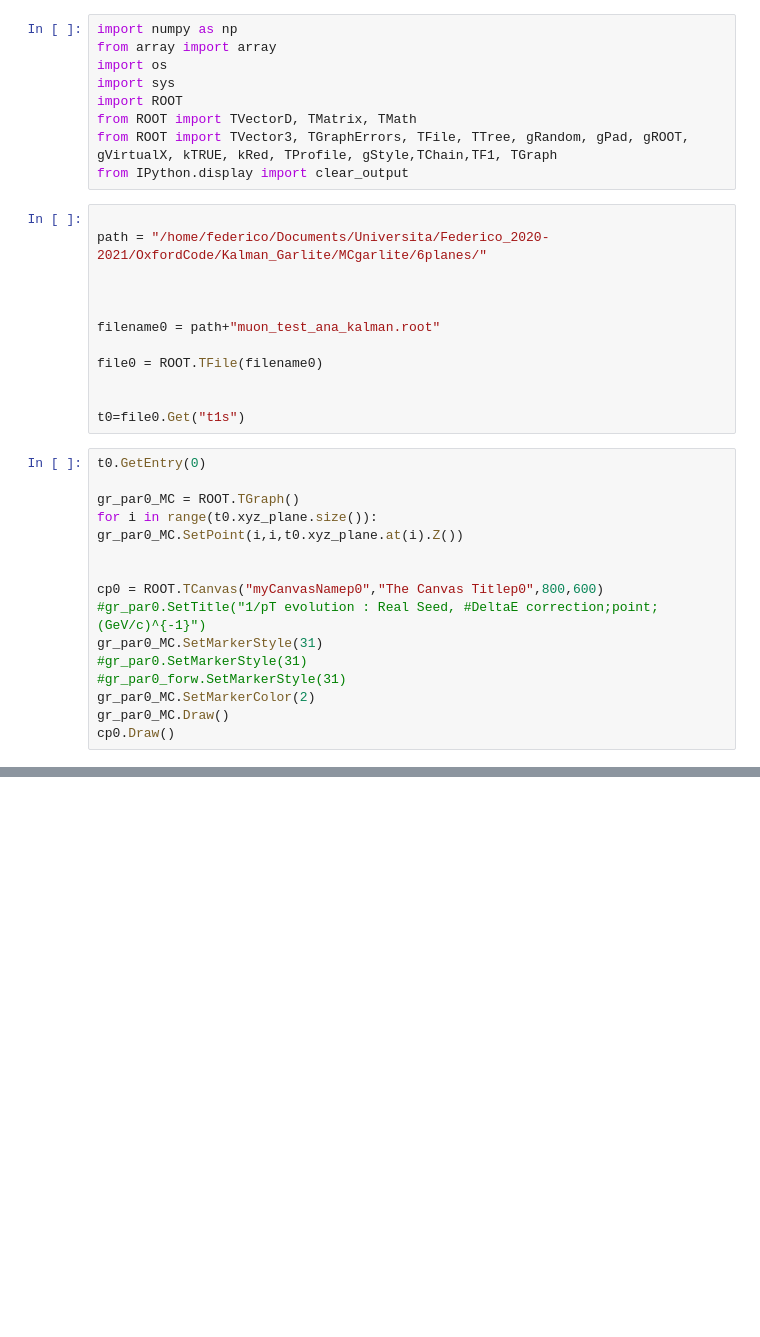
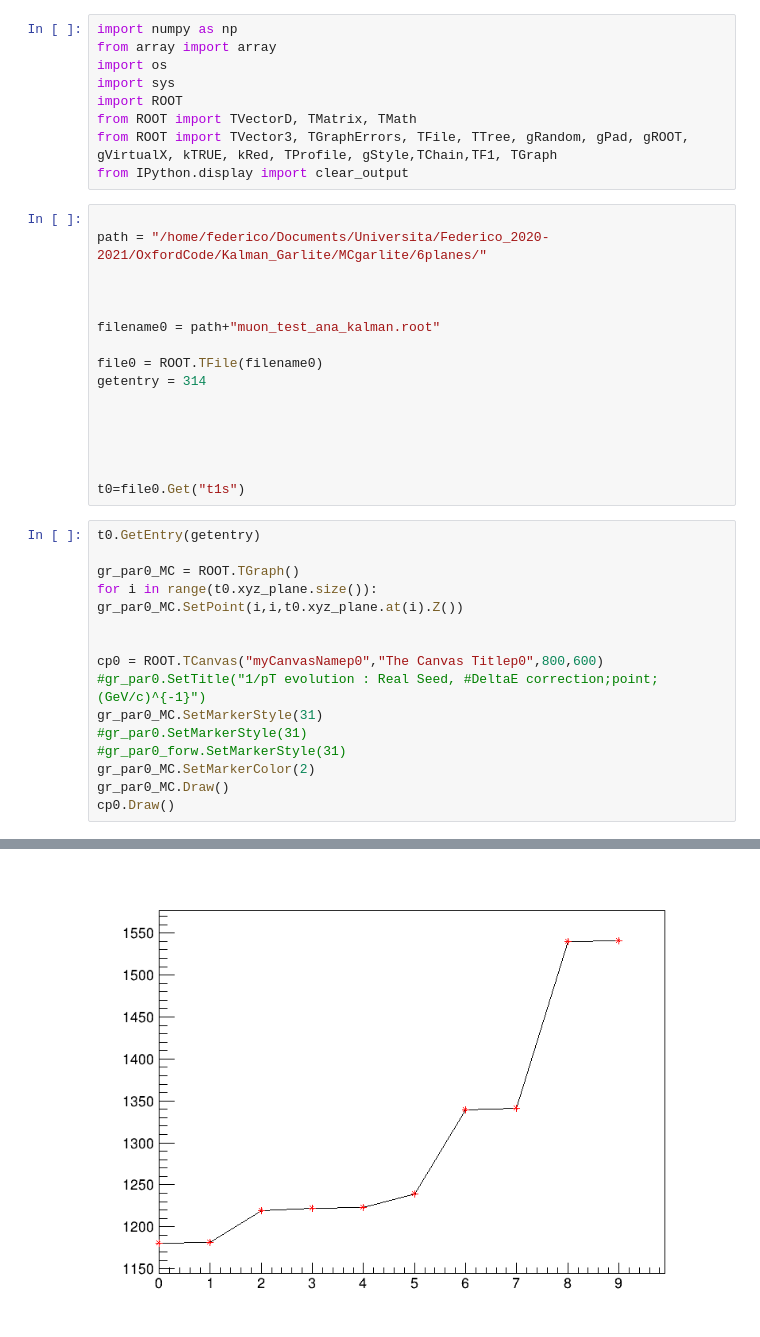
Before and after one commit to Trenchcoat95/OxfordCode, a Jupyter notebook: Kalman_Garlite/jupyter_notebooks/paramevol_MCgarlite_ana.ipynb, the cells around one changed output, grey strips where cells are left out. Saved outputs shown, nothing was run; the diff lists cells and outputs as text; blank space fills up the shorter version.

```diff
--- a/Kalman_Garlite/jupyter_notebooks/paramevol_MCgarlite_ana.ipynb
+++ b/Kalman_Garlite/jupyter_notebooks/paramevol_MCgarlite_ana.ipynb
@@ -16,11 +16,15 @@ path = "/home/federico/Documents/Universita/Federico_2020-2021/OxfordCode/Kalman
 filename0 = path+"muon_test_ana_kalman.root"
 
 file0 = ROOT.TFile(filename0)
+getentry = 314
+
+
+
 
 
 t0=file0.Get("t1s")
 # %%
-t0.GetEntry(0)
+t0.GetEntry(getentry)
 
 gr_par0_MC = ROOT.TGraph()
 for i in range(t0.xyz_plane.size()): gr_par0_MC.SetPoint(i,i,t0.xyz_plane.at(i).Z())
@@ -39 +43,2 @@ AttributeError: 'TTree' object has no attribute 'xyz_plane'
+[figure, added]
 # %%
```
Also changed, not shown: parts of 7 cells of this notebook, 17 other files.
